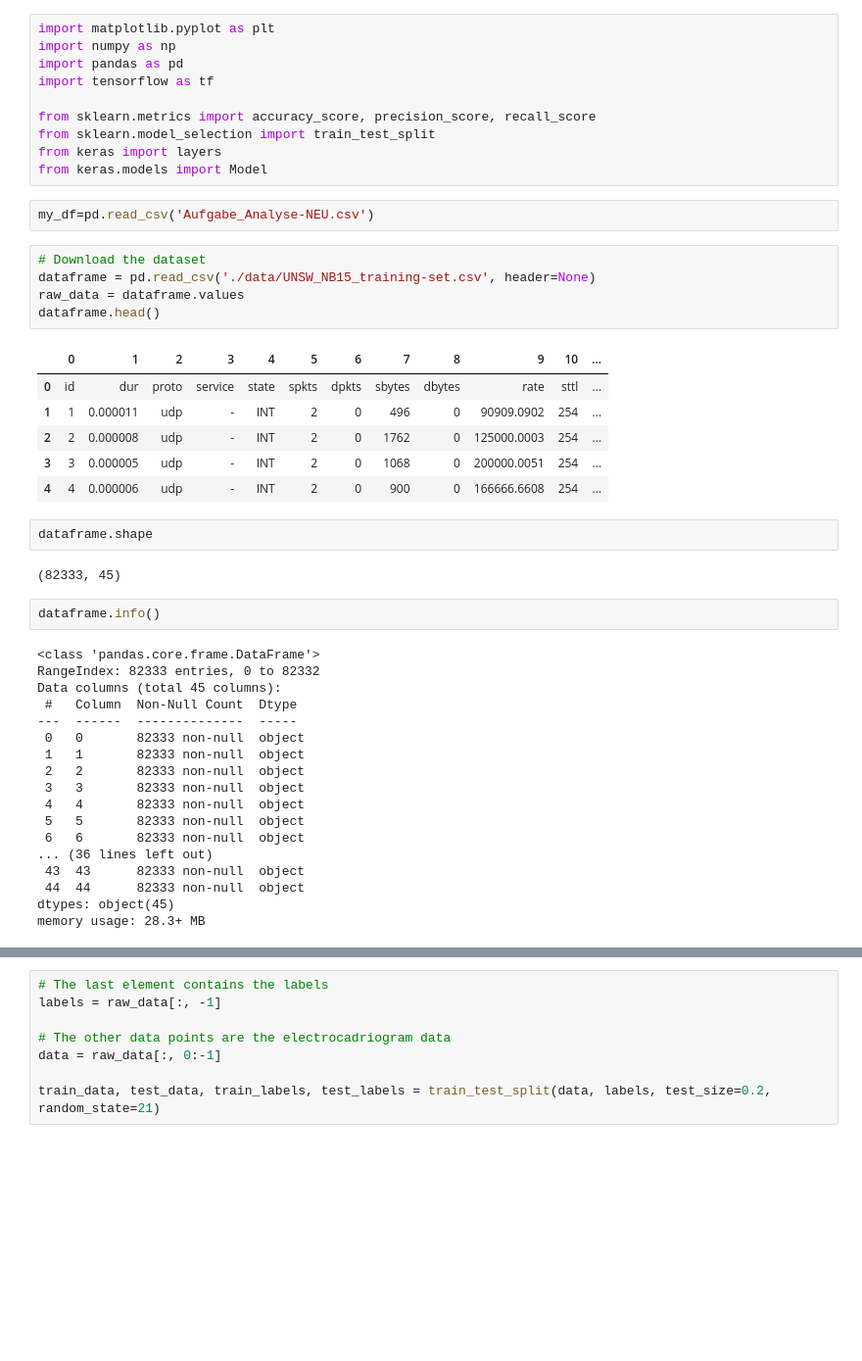
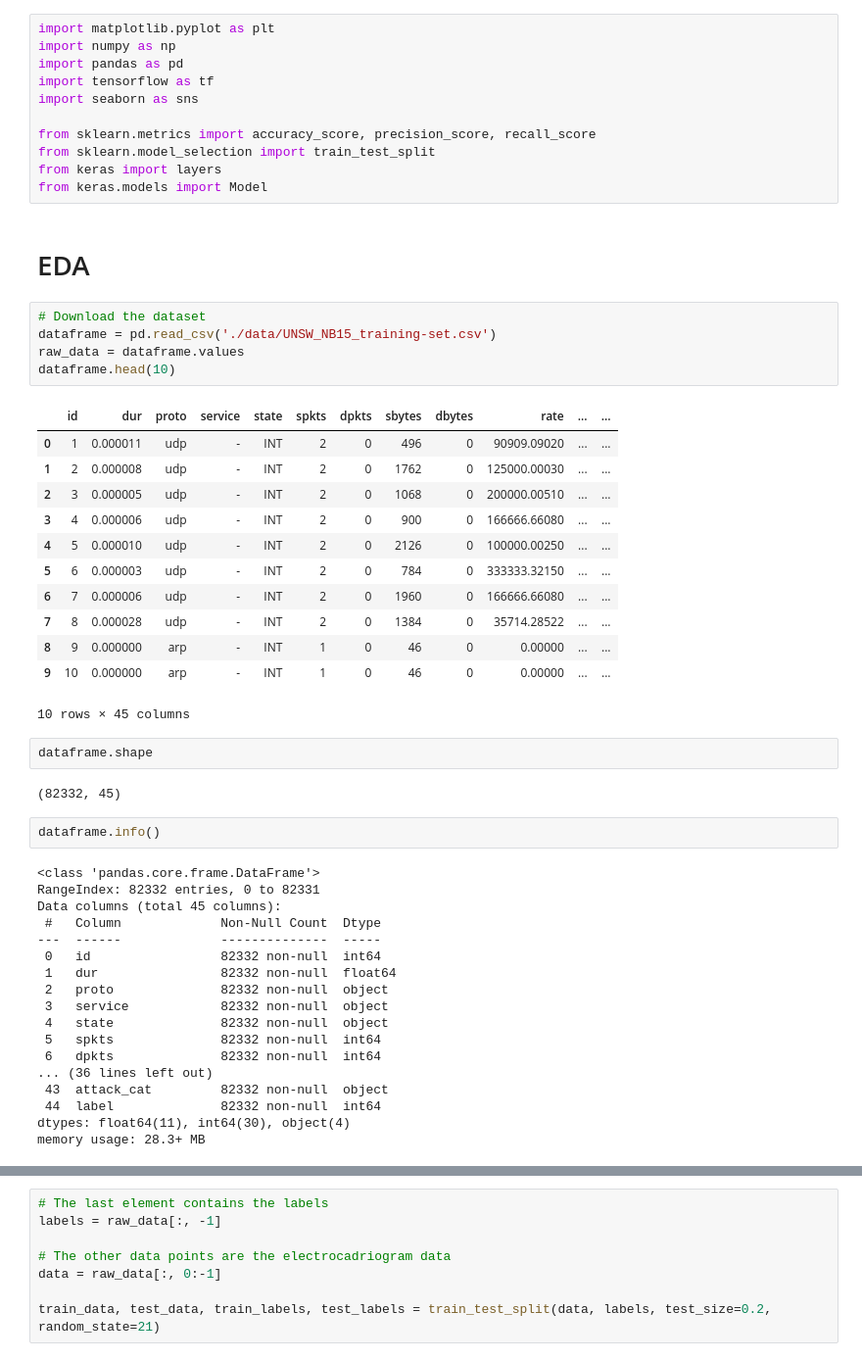
Before and after one commit to aKravtschenko/DEEPL-Autoencoder, a Jupyter notebook: main.ipynb, the cells around one changed output, grey strips where cells are left out. Shown at 98% size. Drawn from its saved outputs; the diff is of its cells as text; blank space fills up the shorter version.

Commit message:
data preprocessing - done

```diff
--- a/main.ipynb
+++ b/main.ipynb
@@ -3,48 +3,55 @@ import matplotlib.pyplot as plt
 import numpy as np
 import pandas as pd
 import tensorflow as tf
+import seaborn as sns
 
 from sklearn.metrics import accuracy_score, precision_score, recall_score
 from sklearn.model_selection import train_test_split
 from keras import layers
 from keras.models import Model
-# %%
-my_df=pd.read_csv('Aufgabe_Analyse-NEU.csv')
+# %% [markdown]
+# EDA
 # %%
 # Download the dataset
-dataframe = pd.read_csv('./data/UNSW_NB15_training-set.csv', header=None)
+dataframe = pd.read_csv('./data/UNSW_NB15_training-set.csv')
 raw_data = dataframe.values
-dataframe.head()
+dataframe.head(10)
 # %% [output]
-|  | 0 | 1 | 2 | 3 | 4 | 5 | 6 | 7 | 8 | 9 | 10 | ... |
-| 0 | id | dur | proto | service | state | spkts | dpkts | sbytes | dbytes | rate | sttl | ... |
-| 1 | 1 | 0.000011 | udp | - | INT | 2 | 0 | 496 | 0 | 90909.0902 | 254 | ... |
-| 2 | 2 | 0.000008 | udp | - | INT | 2 | 0 | 1762 | 0 | 125000.0003 | 254 | ... |
-| 3 | 3 | 0.000005 | udp | - | INT | 2 | 0 | 1068 | 0 | 200000.0051 | 254 | ... |
-| 4 | 4 | 0.000006 | udp | - | INT | 2 | 0 | 900 | 0 | 166666.6608 | 254 | ... |
+|  | id | dur | proto | service | state | spkts | dpkts | sbytes | dbytes | rate | ... | ... |
+| 0 | 1 | 0.000011 | udp | - | INT | 2 | 0 | 496 | 0 | 90909.09020 | ... | ... |
+| 1 | 2 | 0.000008 | udp | - | INT | 2 | 0 | 1762 | 0 | 125000.00030 | ... | ... |
+| 2 | 3 | 0.000005 | udp | - | INT | 2 | 0 | 1068 | 0 | 200000.00510 | ... | ... |
+| 3 | 4 | 0.000006 | udp | - | INT | 2 | 0 | 900 | 0 | 166666.66080 | ... | ... |
+| 4 | 5 | 0.000010 | udp | - | INT | 2 | 0 | 2126 | 0 | 100000.00250 | ... | ... |
+| 5 | 6 | 0.000003 | udp | - | INT | 2 | 0 | 784 | 0 | 333333.32150 | ... | ... |
+| 6 | 7 | 0.000006 | udp | - | INT | 2 | 0 | 1960 | 0 | 166666.66080 | ... | ... |
+| 7 | 8 | 0.000028 | udp | - | INT | 2 | 0 | 1384 | 0 | 35714.28522 | ... | ... |
+| 8 | 9 | 0.000000 | arp | - | INT | 1 | 0 | 46 | 0 | 0.00000 | ... | ... |
+| 9 | 10 | 0.000000 | arp | - | INT | 1 | 0 | 46 | 0 | 0.00000 | ... | ... |
+10 rows × 45 columns
 # %%
 dataframe.shape
 # %% [output]
-(82333, 45)
+(82332, 45)
 # %%
 dataframe.info()
 # %% [output]
 <class 'pandas.core.frame.DataFrame'>
-RangeIndex: 82333 entries, 0 to 82332
+RangeIndex: 82332 entries, 0 to 82331
 Data columns (total 45 columns):
- #   Column  Non-Null Count  Dtype
----  ------  --------------  -----
- 0   0       82333 non-null  object
- 1   1       82333 non-null  object
- 2   2       82333 non-null  object
- 3   3       82333 non-null  object
- 4   4       82333 non-null  object
- 5   5       82333 non-null  object
- 6   6       82333 non-null  object
+ #   Column             Non-Null Count  Dtype
+---  ------             --------------  -----
+ 0   id                 82332 non-null  int64
+ 1   dur                82332 non-null  float64
+ 2   proto              82332 non-null  object
+ 3   service            82332 non-null  object
+ 4   state              82332 non-null  object
+ 5   spkts              82332 non-null  int64
+ 6   dpkts              82332 non-null  int64
 ... (36 lines left out)
- 43  43      82333 non-null  object
- 44  44      82333 non-null  object
-dtypes: object(45)
+ 43  attack_cat         82332 non-null  object
+ 44  label              82332 non-null  int64
+dtypes: float64(11), int64(30), object(4)
 memory usage: 28.3+ MB
 # %%
 dataframe.drop(dataframe.columns[dataframe.columns.str.contains('id', case=False)], axis=1, inplace=True)
```
Also changed, not shown: parts of 19 cells of this notebook, 2 other files.
